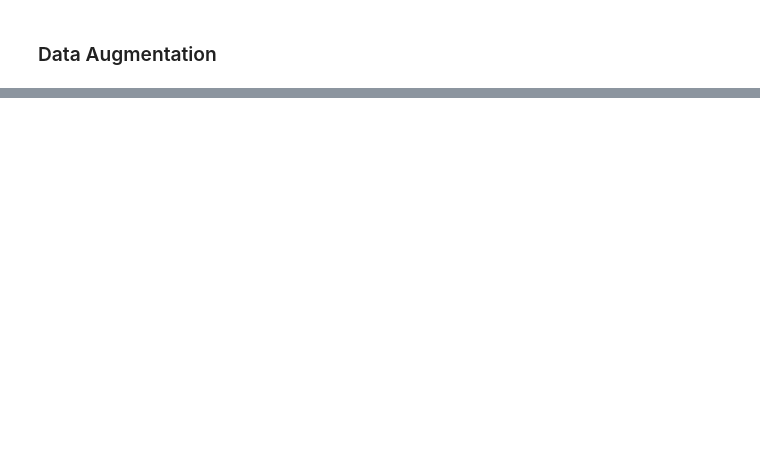
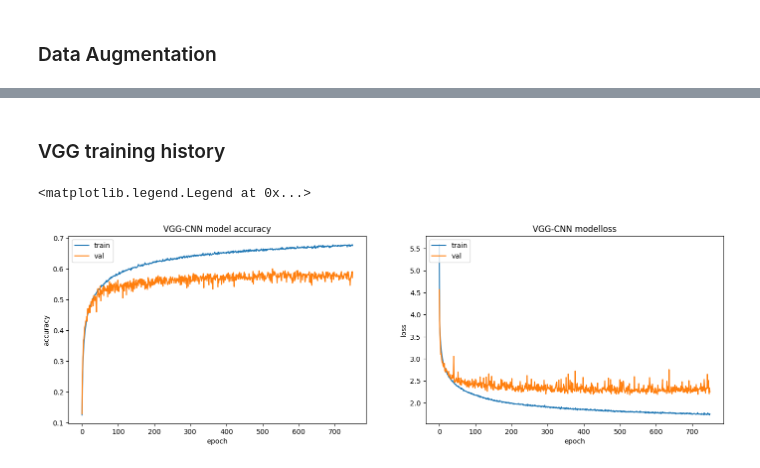
Before and after one commit to linnguyen1707/Machine-learning-and-data-mining-I, a Jupyter notebook: Experiment-and-Result.ipynb, the cells around one changed output, grey strips where cells are left out. Saved outputs shown, nothing was run; the diff lists cells and outputs as text; code cells hidden in the pictures; blank space fills up the shorter version.

```diff
--- a/Experiment-and-Result.ipynb
+++ b/Experiment-and-Result.ipynb
@@ -113,0 +366,21 @@ All the models in this section has been tuned so we dont describe tuning phase o
+# %% [markdown]
+### VGG training history
+# %%
+vgg_his = pd.read_csv('./history-report/CNN-history-v2.csv')
+
+f, axarr = plt.subplots(1,2,figsize=(17,5),dpi=100)
+axarr[0].plot(vgg_his['accuracy'])
+axarr[0].plot(vgg_his['val_accuracy'])
+axarr[0].title.set_text('VGG-CNN model accuracy')
+axarr[0].set_ylabel('accuracy')
+axarr[0].set_xlabel('epoch')
+axarr[0].legend(['train', 'val'], loc='upper left')
+axarr[1].plot(vgg_his['loss'])
+axarr[1].plot(vgg_his['val_loss'])
+axarr[1].title.set_text('VGG-CNN modelloss')
+axarr[1].set_ylabel('loss')
+axarr[1].set_xlabel('epoch')
+axarr[1].legend(['train', 'val'], loc='upper left')
+# %% [output]
+<matplotlib.legend.Legend at 0x...>
+[figure, added]
```
Also changed, not shown: parts of 35 cells of this notebook, 9 other files.
